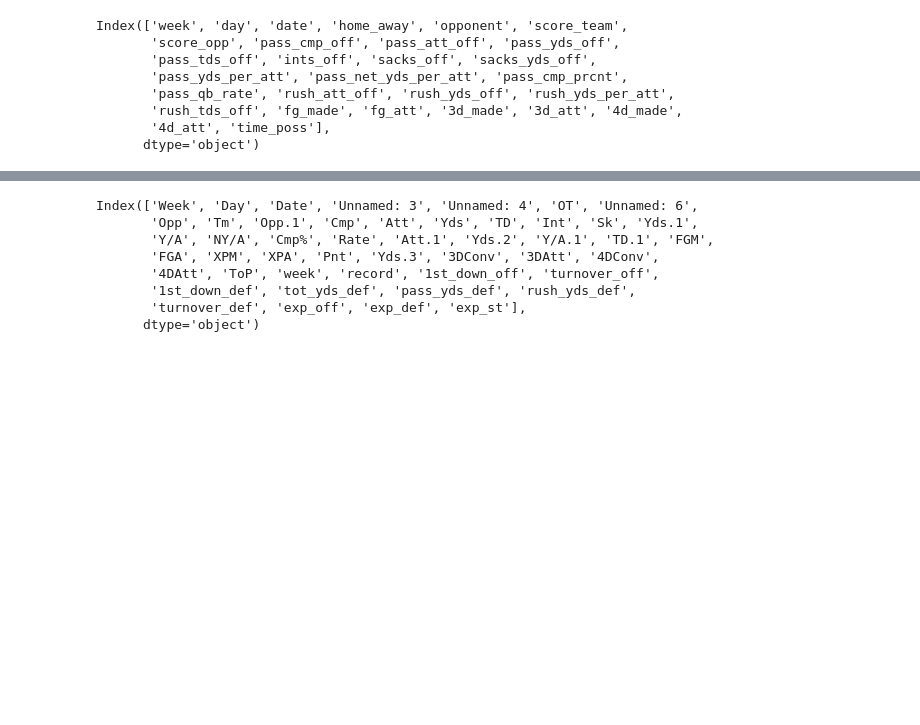
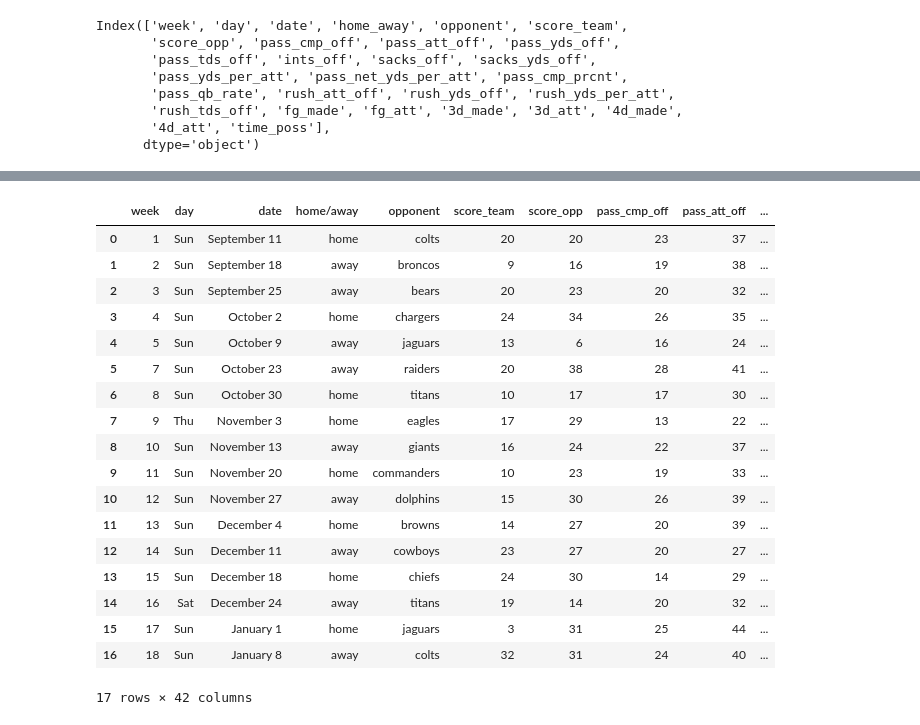
Before and after one commit to huuugh18/NFL_twitter_sentiment_odds, a Jupyter notebook: clean_team_stats.ipynb, the cells around one changed output, grey strips where cells are left out. Cells and saved outputs as stored; diff of their text form; code cells hidden in the pictures; blank space fills up the shorter version.

Commit message:
combine game log and game stats

```diff
--- a/clean_team_stats.ipynb
+++ b/clean_team_stats.ipynb
@@ -81,7 +85,7 @@ Index(['week', 'day', 'date', 'home_away', 'opponent', 'score_team',
       dtype='object')
 # %%
 rename_dict_stats = {
-    'Week':'week',
+    'Week':'wk',
     'Rec':'record',
     '1stD':'1st_down_off',
     'TO':'turnover_off',
@@ -105,2 +108,0 @@ def get_trimmed_df(filename, drop_columns, rename_dict):
-# %%
-df_49ers_stats, team = get_trimmed_df(filenames_stats[0], drop_columns_stats, rename_dict_stats)
@@ -144,14 +115,0 @@ df_49ers_combo
-# %%
-drop_columns_combo = [
-    'Unnamed: 3', 'OT', 'Unnamed: 4',
-]
-df_49ers_combo.columns
-# %% [output]
-Index(['Week', 'Day', 'Date', 'Unnamed: 3', 'Unnamed: 4', 'OT', 'Unnamed: 6',
-       'Opp', 'Tm', 'Opp.1', 'Cmp', 'Att', 'Yds', 'TD', 'Int', 'Sk', 'Yds.1',
-       'Y/A', 'NY/A', 'Cmp%', 'Rate', 'Att.1', 'Yds.2', 'Y/A.1', 'TD.1', 'FGM',
-       'FGA', 'XPM', 'XPA', 'Pnt', 'Yds.3', '3DConv', '3DAtt', '4DConv',
-       '4DAtt', 'ToP', 'week', 'record', '1st_down_off', 'turnover_off',
-       '1st_down_def', 'tot_yds_def', 'pass_yds_def', 'rush_yds_def',
-       'turnover_def', 'exp_off', 'exp_def', 'exp_st'],
-      dtype='object')
@@ -157,0 +132,59 @@ Index(['Week', 'Day', 'Date', 'Unnamed: 3', 'Unnamed: 4', 'OT', 'Unnamed: 6',
+# %%
+def clean_and_concat_stats_logs(team):
+    stats_filename = f'{team}_stats.csv'
+    logs_filename = f'{team}_logs.csv'
+
+    # get stats df
+    df_stats = get_trimmed_df(stats_filename, drop_columns_stats, rename_dict_stats)
+
+    # get logs df
+    df_logs = get_trimmed_df(logs_filename, drop_columns_logs, rename_dict_logs)
+
+    # combine dfs using concat
+    df_combo = combine_trimmed_stats_w_logs(df_stats, df_logs)
+
+    # set home/away columns replacing NaN and @ with home and away
+    df_combo = get_home_and_away_columns(df_combo)
+
+    # set opponent column to team name only, remove city
+    df_combo['opponent'] = df_combo['opponent'].apply(lambda x: get_short_team_name(x))
+
+    # check that weeks in both dataframes match after join
+    wks_equal = df_combo['week'].equals(df_combo['wk'])
+    if wks_equal != True:
+        print('ERROR: weeks did not match in join')
+        return
+    # weeks match so drop one of the weeks columns
+    df_combo.drop(['wk'], axis=1)
+
+    # create team column
+    df_combo['team'] = team
+
+    # save df to csv file
+    df_combo.to_csv(f'./team_stats_combo/{team}_combo_stats.csv')
+
+    return df_combo
+# %%
+df_texans = clean_and_concat_stats_logs('texans')
+# %%
+df_texans
+# %% [output]
+|  | week | day | date | home/away | opponent | score_team | score_opp | pass_cmp_off | pass_att_off | ... |
+| 0 | 1 | Sun | September 11 | home | colts | 20 | 20 | 23 | 37 | ... |
+| 1 | 2 | Sun | September 18 | away | broncos | 9 | 16 | 19 | 38 | ... |
+| 2 | 3 | Sun | September 25 | away | bears | 20 | 23 | 20 | 32 | ... |
+| 3 | 4 | Sun | October 2 | home | chargers | 24 | 34 | 26 | 35 | ... |
+| 4 | 5 | Sun | October 9 | away | jaguars | 13 | 6 | 16 | 24 | ... |
+| 5 | 7 | Sun | October 23 | away | raiders | 20 | 38 | 28 | 41 | ... |
+| 6 | 8 | Sun | October 30 | home | titans | 10 | 17 | 17 | 30 | ... |
+| 7 | 9 | Thu | November 3 | home | eagles | 17 | 29 | 13 | 22 | ... |
+| 8 | 10 | Sun | November 13 | away | giants | 16 | 24 | 22 | 37 | ... |
+| 9 | 11 | Sun | November 20 | home | commanders | 10 | 23 | 19 | 33 | ... |
+| 10 | 12 | Sun | November 27 | away | dolphins | 15 | 30 | 26 | 39 | ... |
+| 11 | 13 | Sun | December 4 | home | browns | 14 | 27 | 20 | 39 | ... |
+| 12 | 14 | Sun | December 11 | away | cowboys | 23 | 27 | 20 | 27 | ... |
+| 13 | 15 | Sun | December 18 | home | chiefs | 24 | 30 | 14 | 29 | ... |
+| 14 | 16 | Sat | December 24 | away | titans | 19 | 14 | 20 | 32 | ... |
+| 15 | 17 | Sun | January 1 | home | jaguars | 3 | 31 | 25 | 44 | ... |
+| 16 | 18 | Sun | January 8 | away | colts | 32 | 31 | 24 | 40 | ... |
+17 rows × 42 columns
```
Also changed, not shown: parts of 11 cells of this notebook, 38 other files.
